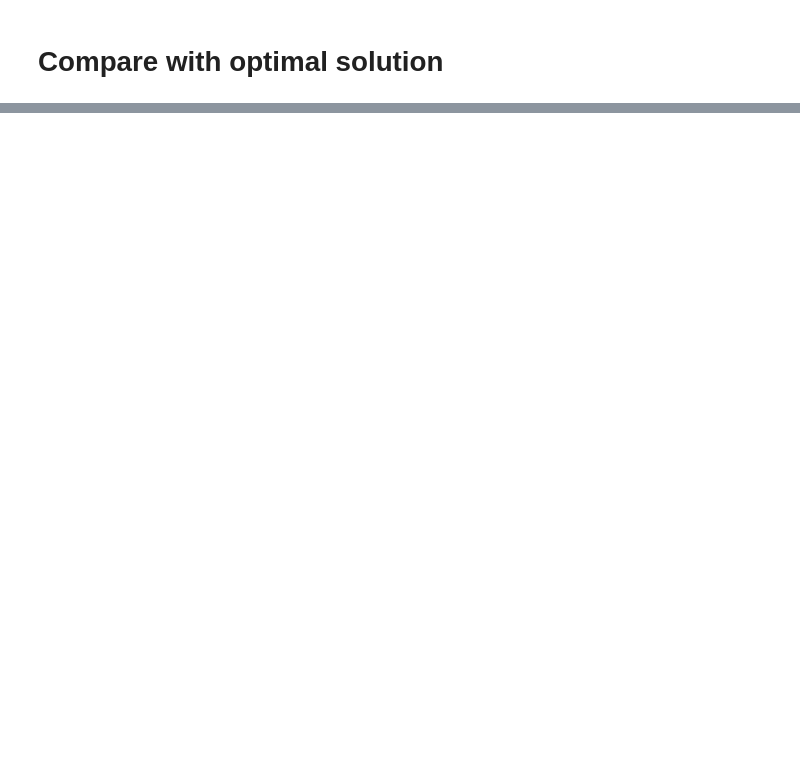
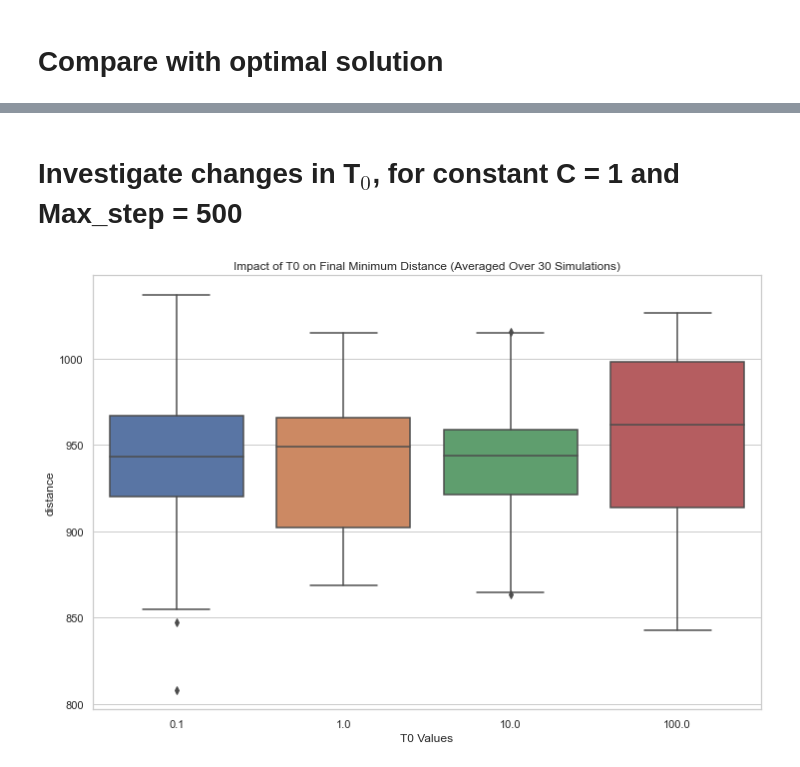
Before and after one commit to koenweverink/stochastic_simulation_assignment_3, a Jupyter notebook: TSM.ipynb, the cells around one changed output, grey strips where cells are left out. Cells and saved outputs as stored; diff of their text form; code cells hidden in the pictures; blank space fills up the shorter version.

Commit message:
added different experiments

```diff
--- a/TSM.ipynb
+++ b/TSM.ipynb
@@ -187,2 +191,39 @@ print(f'Optimal order of the cities is as follows: {opt_sol_dict.keys()}')
 Total distance of optimal route is: 429.983311983384
 Optimal order of the cities is as follows: odict_keys([1, 22, 8, 26, 31, 28, 3, 36, 35, 20, 2, 29, 21, 16, 50, 34, 30, 9, 49, 10, 39, 33, 45, 15, 44, 42, 40, 19, 41, 13, 25, 14, 24, 43, 7, 23, 48, 6,  ...
+# %% [markdown]
+# Investigate changes in T$_{0}$, for constant C = 1 and Max_step = 500
+# %%
+# Set the values of T0 for the experiment
+T0_values = [0.1, 1, 10, 100]
+
+# Initialize an empty DataFrame to store results
+df_results = pd.DataFrame(columns=['simulation', 'cooling_schedule', 'mc_length', 't0', 'distance'])
+
+# Run the experiment for each value of T0 and for 10 simulations
+num_simulations = 30
+for t0_value in T0_values:
+    for simulation_index in range(num_simulations):
+        # Run the simulated annealing algorithm with a unique seed for each simulation
+        sa_instance = SimulatedAnnealing(init_cities, C=1, T0=t0_value, max_step=500, init_seed=simulation_index + 1)
+        final_cities = sa_instance.run()
+
+        # Record the results in the DataFrame
+        df_results = pd.concat([df_results, pd.DataFrame({
+            'simulation': [f'SA-{simulation_index + 1}'],
+            'cooling_schedule': ['Logarithmic'],
+            'mc_length': [500],
+            't0': [t0_value],
+            'distance': [total_distance(final_cities)]
+        })], ignore_index=True)
+
+# Convert 't0' to categorical
+df_results['t0'] = pd.Categorical(df_results['t0'])
+
+# Create a boxplot
+plt.figure(figsize=(12, 8))
+sns.boxplot(x='t0', y='distance', data=df_results)
+plt.title('Impact of T0 on Final Minimum Distance (Averaged Over 30 Simulations)')
+plt.xlabel('T0 Values')
+plt.show()
+# %% [output]
+[figure, added]
```
Also changed, not shown: parts of 15 cells of this notebook, 1 other file.
